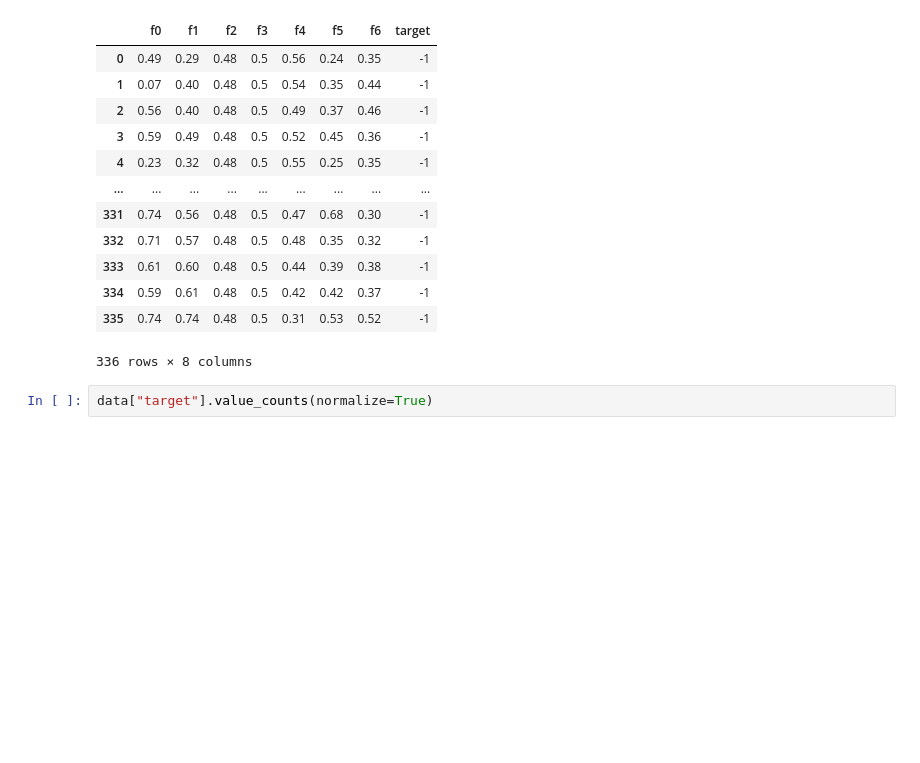
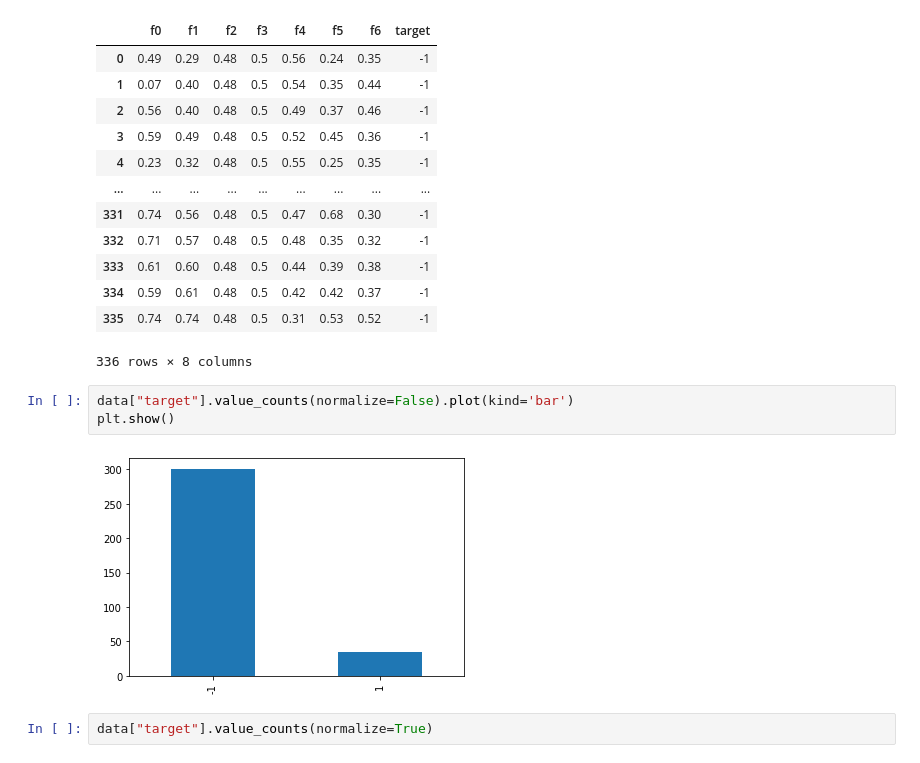
Before and after one commit to KoMurase/approach_for_imbalanced_data, a Jupyter notebook: SMOTE.ipynb, the cells around one changed output. Saved outputs shown, nothing was run; the diff lists cells and outputs as text; blank space fills up the shorter version.

```diff
--- a/SMOTE.ipynb
+++ b/SMOTE.ipynb
@@ -83,6 +83,11 @@ data
 | 334 | 0.59 | 0.61 | 0.48 | 0.5 | 0.42 | 0.42 | 0.37 | -1 |
 | 335 | 0.74 | 0.74 | 0.48 | 0.5 | 0.31 | 0.53 | 0.52 | -1 |
 336 rows × 8 columns
+# %%
+data["target"].value_counts(normalize=False).plot(kind='bar')
+plt.show()
+# %% [output]
+[figure, added]
 # %%
 data["target"].value_counts(normalize=True)
 # %% [output]
```
Also changed, not shown: parts of 1 cell of this notebook.
